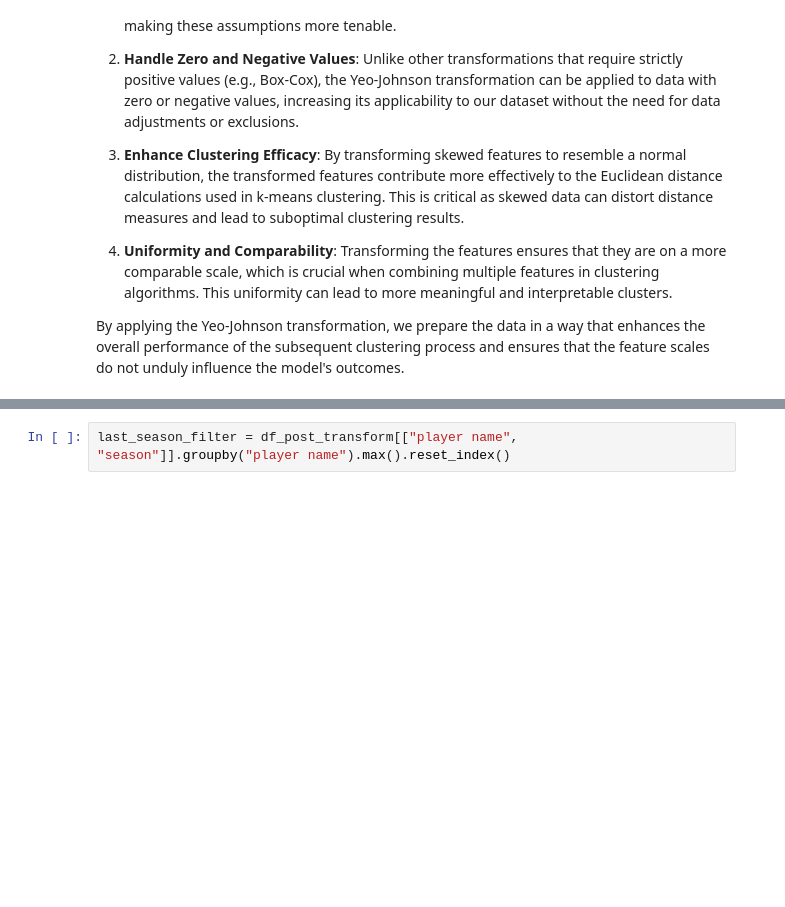
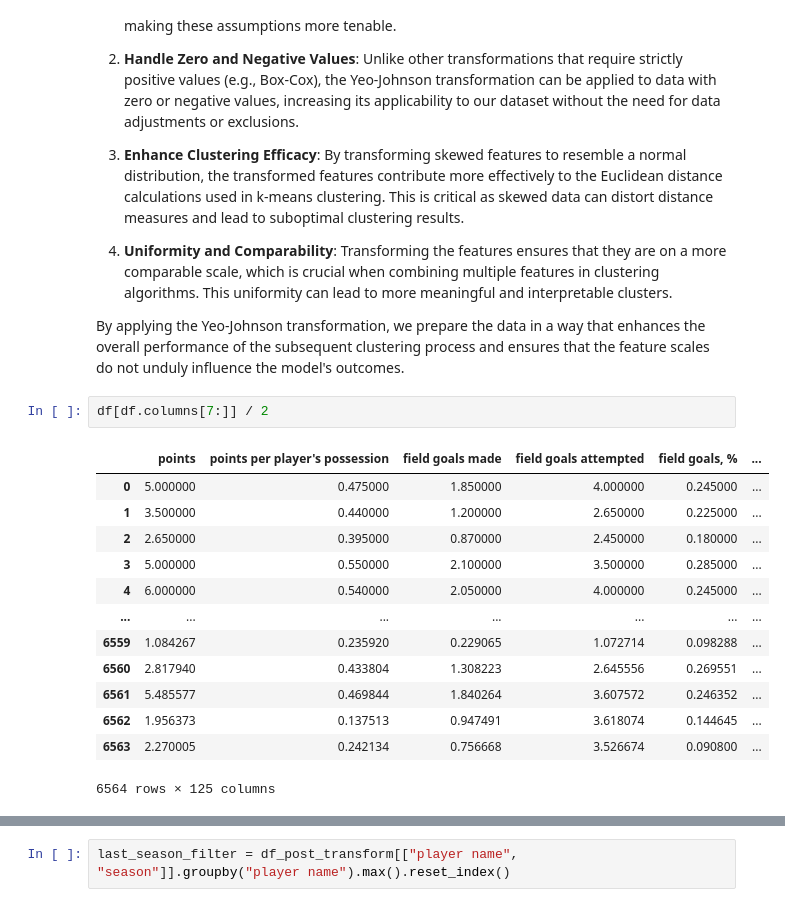
Before and after one commit to pmoecke/basketball-analytics, a Jupyter notebook: ml-models/preprocess_data.ipynb, the cells around one changed output, grey strips where cells are left out. Saved outputs shown, nothing was run; the diff lists cells and outputs as text; blank space fills up the shorter version.

```diff
--- a/ml-models/preprocess_data.ipynb
+++ b/ml-models/preprocess_data.ipynb
@@ -255,3 +235,19 @@ The Yeo-Johnson transformation is applied to several features in this dataset th
 4. **Uniformity and Comparability**: Transforming the features ensures that they are on a more comparable scale, which is crucial when combining multiple features in clustering algorithms. This uniformity can lead to more meaningful and interpretable clusters.
 
 By applying the Yeo-Johnson transformation, we prepare the data in a way that enhances the overall performance of the subsequent clustering process and ensures that the feature scales do not unduly influence the model's outcomes.
+# %%
+df[df.columns[7:]] / 2
+# %% [output]
+|  | points | points per player's possession | field goals made | field goals attempted | field goals, % | ... |
+| 0 | 5.000000 | 0.475000 | 1.850000 | 4.000000 | 0.245000 | ... |
+| 1 | 3.500000 | 0.440000 | 1.200000 | 2.650000 | 0.225000 | ... |
+| 2 | 2.650000 | 0.395000 | 0.870000 | 2.450000 | 0.180000 | ... |
+| 3 | 5.000000 | 0.550000 | 2.100000 | 3.500000 | 0.285000 | ... |
+| 4 | 6.000000 | 0.540000 | 2.050000 | 4.000000 | 0.245000 | ... |
+| ... | ... | ... | ... | ... | ... | ... |
+| 6559 | 1.084267 | 0.235920 | 0.229065 | 1.072714 | 0.098288 | ... |
+| 6560 | 2.817940 | 0.433804 | 1.308223 | 2.645556 | 0.269551 | ... |
+| 6561 | 5.485577 | 0.469844 | 1.840264 | 3.607572 | 0.246352 | ... |
+| 6562 | 1.956373 | 0.137513 | 0.947491 | 3.618074 | 0.144645 | ... |
+| 6563 | 2.270005 | 0.242134 | 0.756668 | 3.526674 | 0.090800 | ... |
+6564 rows × 125 columns
```
Also changed, not shown: parts of 4 cells of this notebook, 3 other files.
